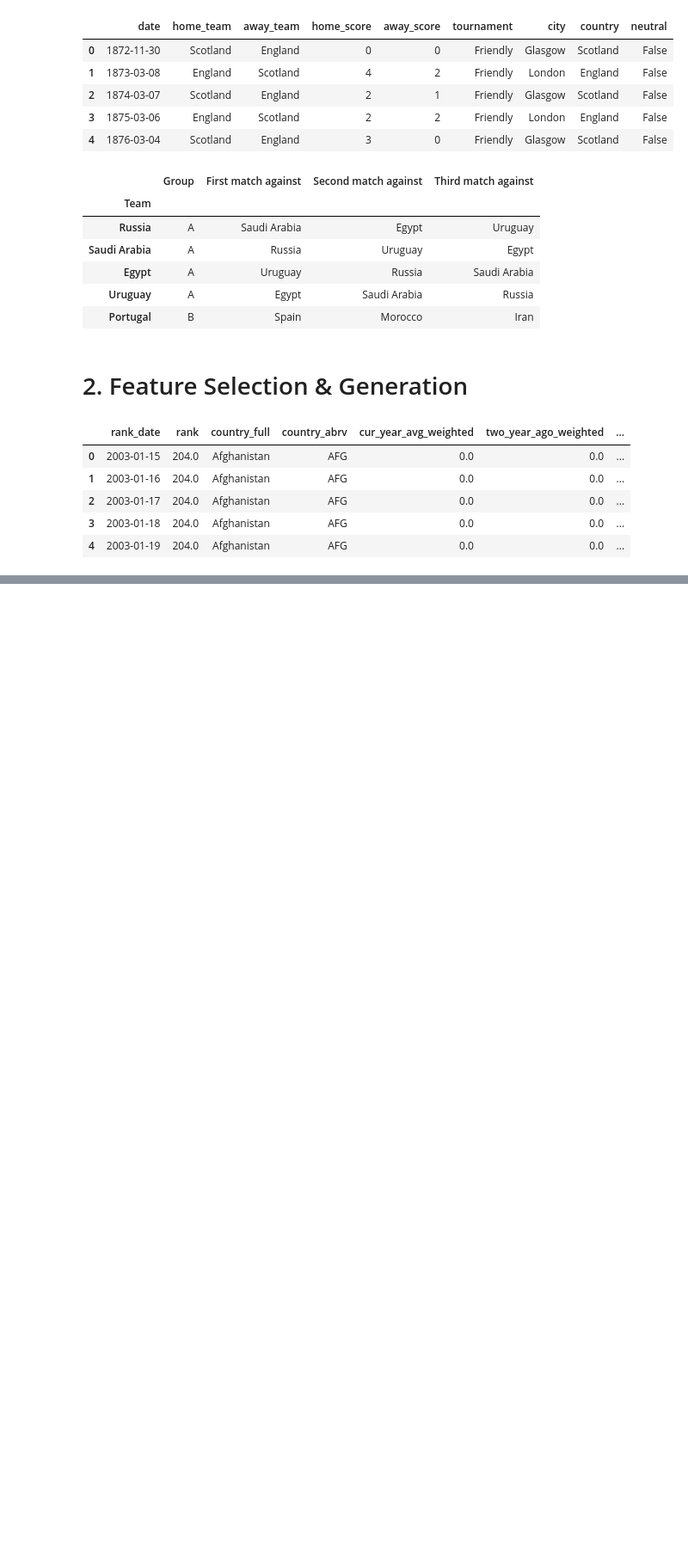
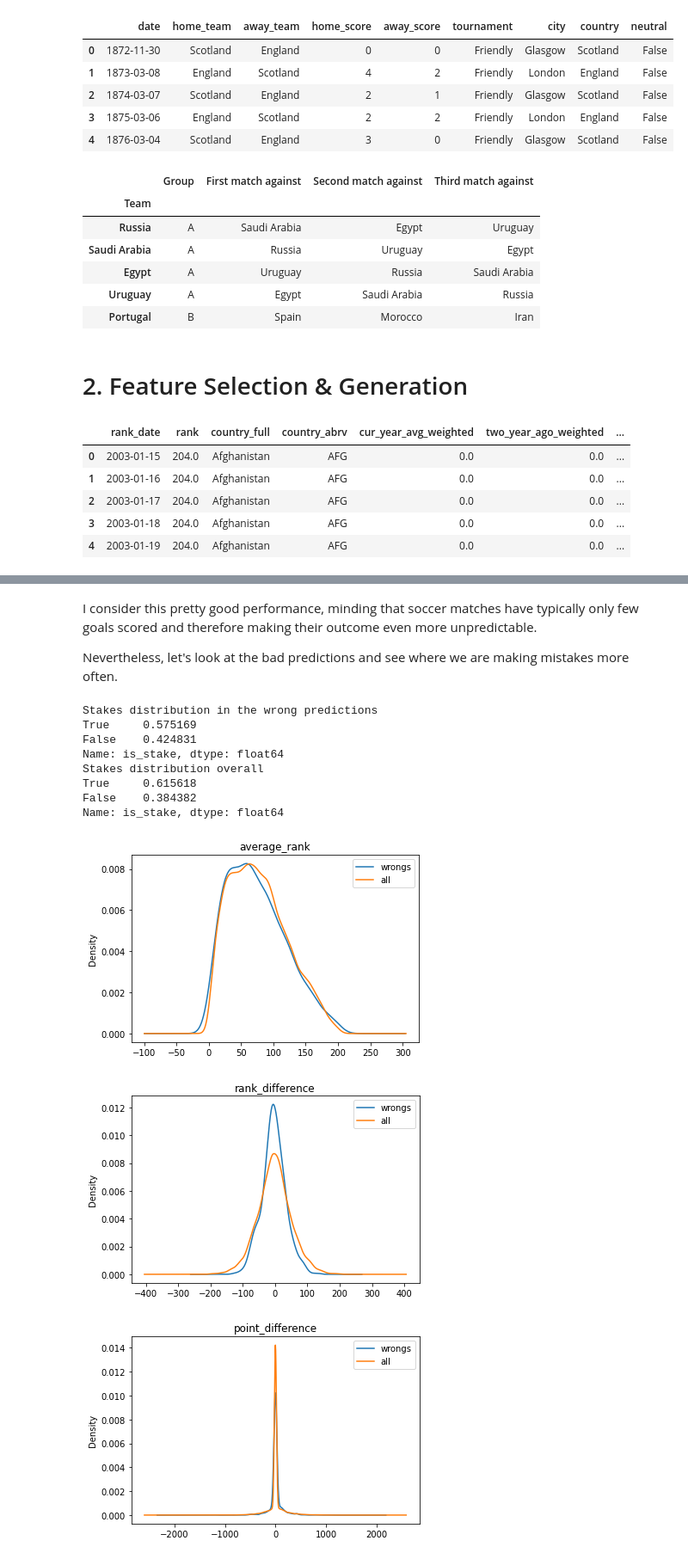
Before and after one commit to eozhisarcikli/football-world-cup-winner-prediction, a Jupyter notebook: Feature Selection & Modelling & Visualization.ipynb, the cells around one changed output, grey strips where cells are left out. Shown: that part at 86% size. Saved outputs shown, nothing was run; the diff lists cells and outputs as text; code cells hidden in the pictures; blank space fills up the shorter version.

```diff
--- a/Feature Selection & Modelling & Visualization.ipynb
+++ b/Feature Selection & Modelling & Visualization.ipynb
@@ -134,0 +188,33 @@ matches.head()
+# %% [markdown]
+I consider this pretty good performance, minding that soccer matches have typically only few goals scored and therefore making their outcome even more unpredictable.
+
+Nevertheless, let's look at the bad predictions and see where we are making mistakes more often.
+# %%
+features = ['average_rank', 'rank_difference', 'point_difference']
+
+# Get the wrongly predicted matches
+wrongs = y_test != model.predict(X_test)
+
+for feature in features:
+    plt.figure()
+    plt.title(feature)
+    X_test.loc[wrongs, feature].plot.kde()
+    X.loc[:, feature].plot.kde()
+    plt.legend(['wrongs', 'all'])
+
+print("Stakes distribution in the wrong predictions")
+print(X_test.loc[wrongs, 'is_stake'].value_counts() / wrongs.sum())
+print("Stakes distribution overall")
+print(X['is_stake'].value_counts() / X.shape[0])
+# %% [output]
+Stakes distribution in the wrong predictions
+True     0.575169
+False    0.424831
+Name: is_stake, dtype: float64
+Stakes distribution overall
+True     0.615618
+False    0.384382
+Name: is_stake, dtype: float64
+[figure, added]
+[figure, added]
+[figure, added]
```
Also changed, not shown: parts of 12 cells of this notebook.
